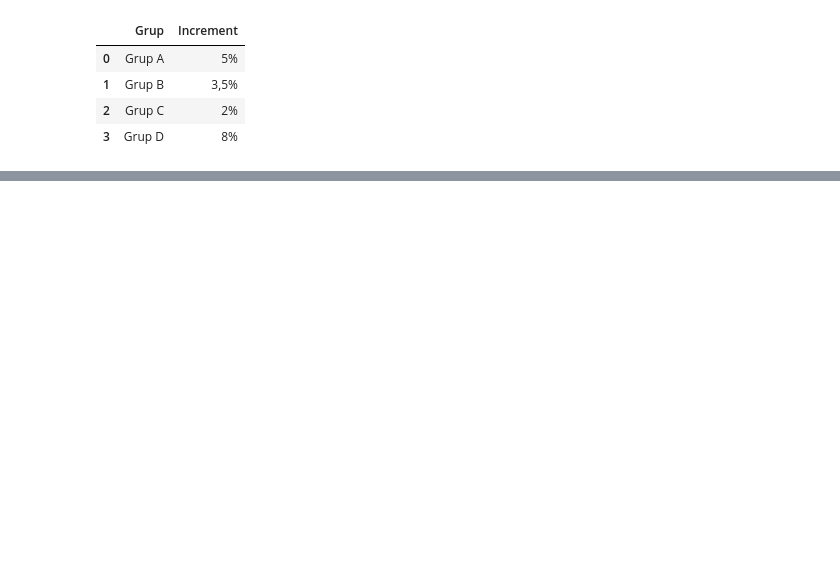
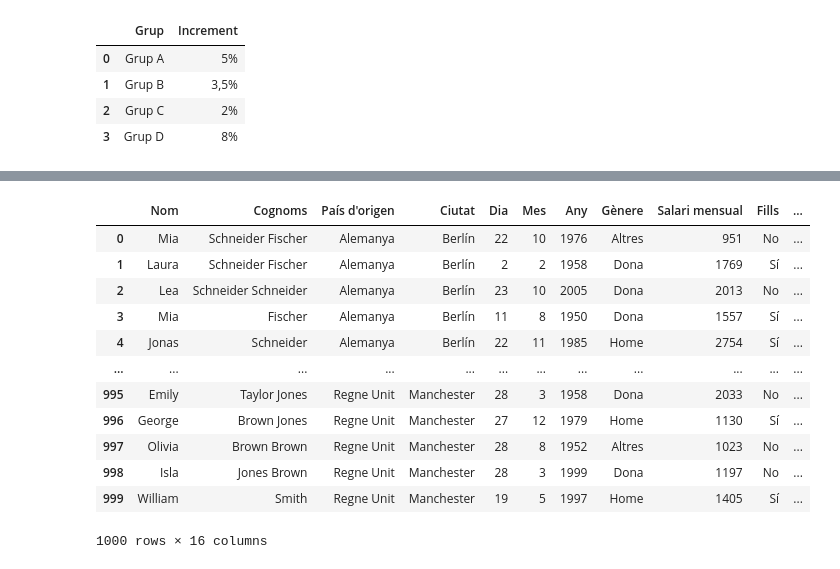
Before and after one commit to rogerloop/03_Especialitzacio, a Jupyter notebook: Sprint_10_Analitica_dades_Python/Sprint_10_Task_S10_01/Task_S10_01.ipynb, the cells around one changed output, grey strips where cells are left out. Saved outputs shown, nothing was run; the diff lists cells and outputs as text; code cells hidden in the pictures; blank space fills up the shorter version.

```diff
--- a/Sprint_10_Analitica_dades_Python/Sprint_10_Task_S10_01/Task_S10_01.ipynb
+++ b/Sprint_10_Analitica_dades_Python/Sprint_10_Task_S10_01/Task_S10_01.ipynb
@@ -366,3 +343,9 @@ df_increment
 | 1 | Grup B | 3,5% |
 | 2 | Grup C | 2% |
 | 3 | Grup D | 8% |
+# %%
+# primero renombro columna Grup --> Grup Professional así cuando haga el merge solo creará una
+# nueva columna 'Increment' y no creara 'Grup'.
+
+df_increment = df_increment.rename(columns={'Grup': "Grup Professional"})
+df_increment
@@ -368,0 +358,19 @@ df_increment
+# %%
+# 1- Uso un merge con INNER join para adjuntar la columna Increment al df principal,
+
+treballadors_2025 = pd.merge(treballadors_2025, df_increment, on="Grup Professional", how='inner')
+treballadors_2025
+# %% [output]
+|  | Nom | Cognoms | País d'origen | Ciutat | Dia | Mes | Any | Gènere | Salari mensual | Fills | ... |
+| 0 | Mia | Schneider Fischer | Alemanya | Berlín | 22 | 10 | 1976 | Altres | 951 | No | ... |
+| 1 | Laura | Schneider Fischer | Alemanya | Berlín | 2 | 2 | 1958 | Dona | 1769 | Sí | ... |
+| 2 | Lea | Schneider Schneider | Alemanya | Berlín | 23 | 10 | 2005 | Dona | 2013 | No | ... |
+| 3 | Mia | Fischer | Alemanya | Berlín | 11 | 8 | 1950 | Dona | 1557 | Sí | ... |
+| 4 | Jonas | Schneider | Alemanya | Berlín | 22 | 11 | 1985 | Home | 2754 | Sí | ... |
+| ... | ... | ... | ... | ... | ... | ... | ... | ... | ... | ... | ... |
+| 995 | Emily | Taylor Jones | Regne Unit | Manchester | 28 | 3 | 1958 | Dona | 2033 | No | ... |
+| 996 | George | Brown Jones | Regne Unit | Manchester | 27 | 12 | 1979 | Home | 1130 | Sí | ... |
+| 997 | Olivia | Brown Brown | Regne Unit | Manchester | 28 | 8 | 1952 | Altres | 1023 | No | ... |
+| 998 | Isla | Jones Brown | Regne Unit | Manchester | 28 | 3 | 1999 | Dona | 1197 | No | ... |
+| 999 | William | Smith | Regne Unit | Manchester | 19 | 5 | 1997 | Home | 1405 | Sí | ... |
+1000 rows × 16 columns
```
Also changed, not shown: parts of 6 cells of this notebook.
